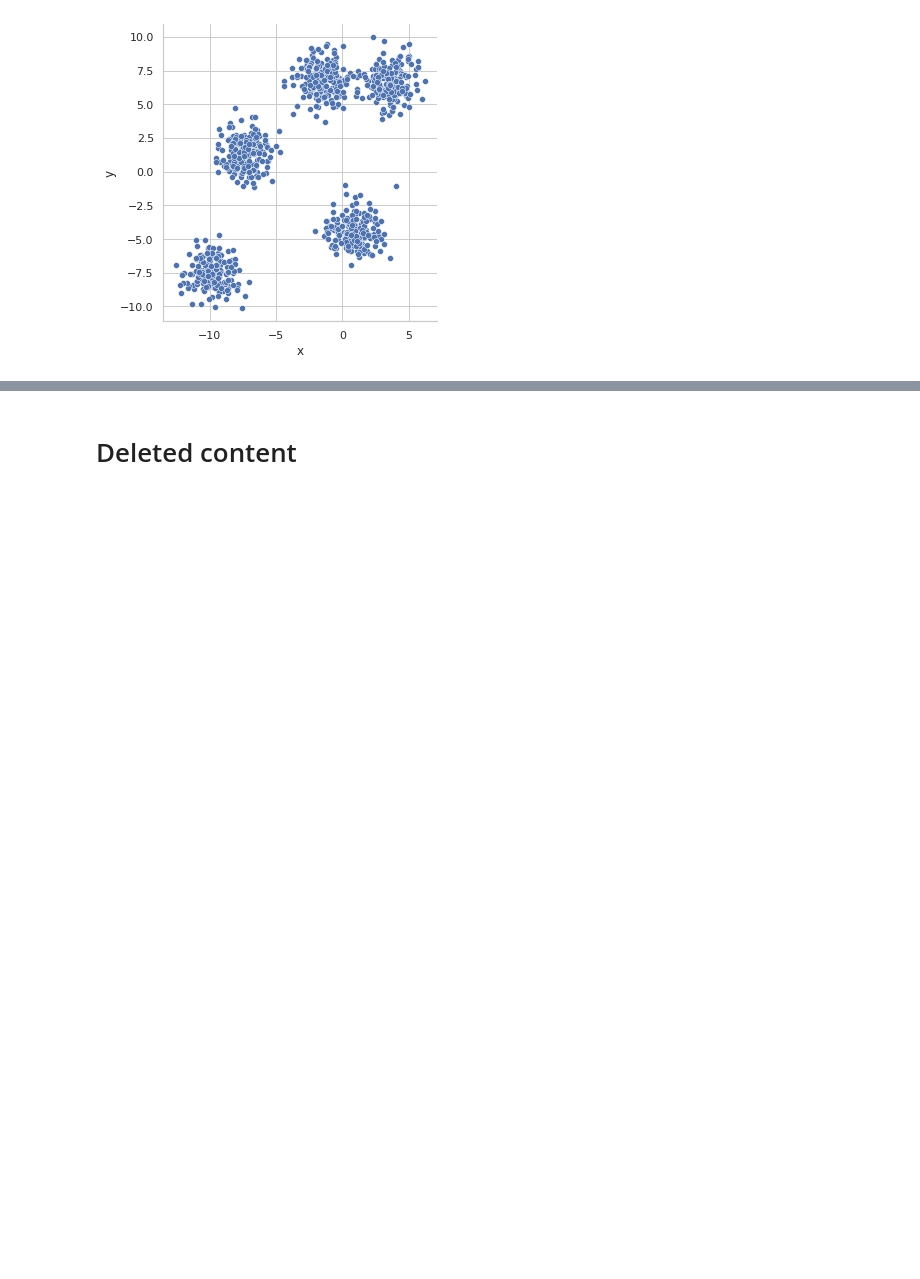
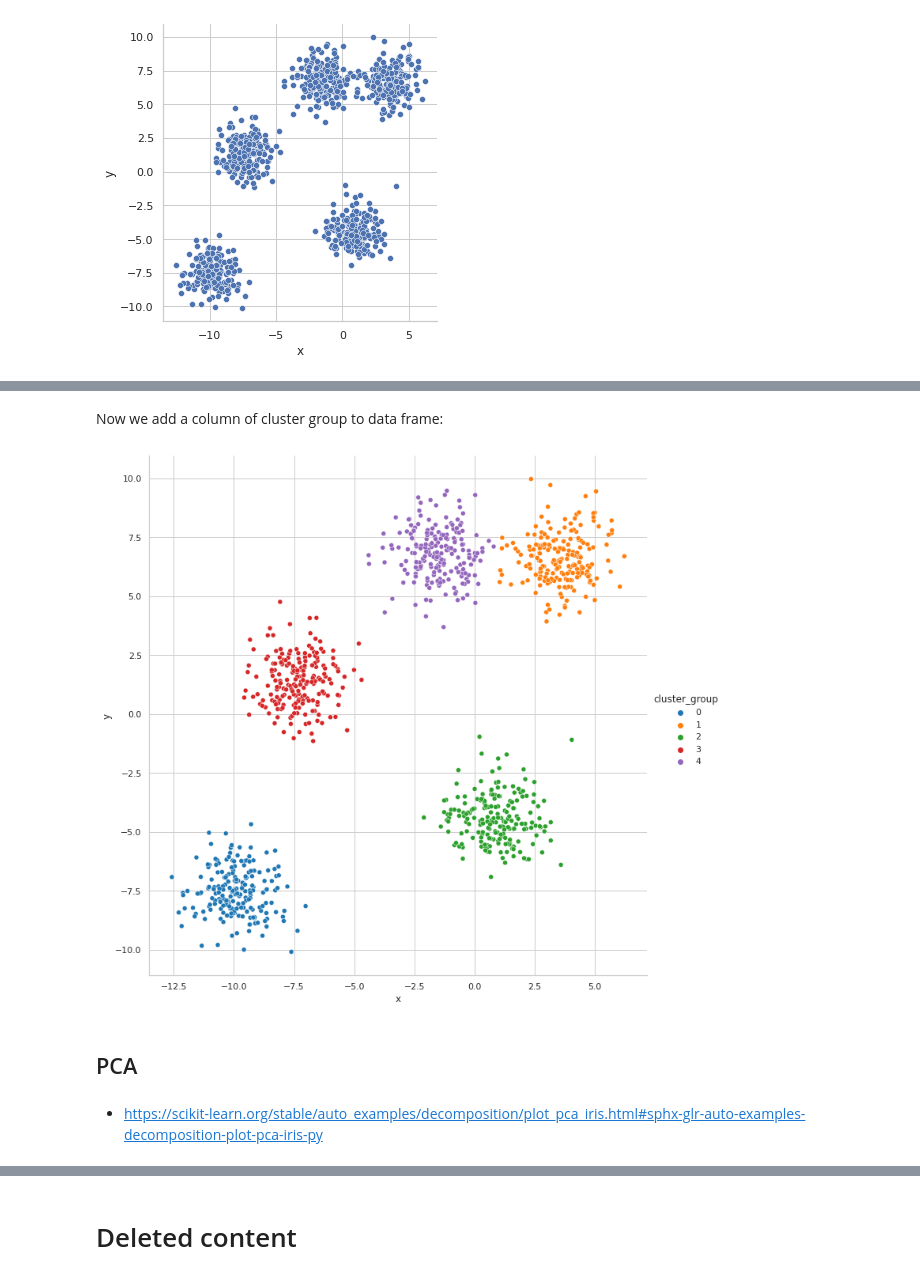
Before and after one commit to NightMachinary/soal_playground, a Jupyter notebook: Optimizer_Workshop.ipynb, the cells around one changed output, grey strips where cells are left out. Saved outputs shown, nothing was run; the diff lists cells and outputs as text; code cells hidden in the pictures; blank space fills up the shorter version.

```diff
--- a/Optimizer_Workshop.ipynb
+++ b/Optimizer_Workshop.ipynb
@@ -6,0 +9,5 @@ The links tagged with `@toPresent` should be presented during the workshop.
+# %%
+figsize = (15,8.27)
+# %%
+from matplotlib import rcParams
+rcParams['figure.figsize'] = figsize
@@ -313,0 +888,5 @@ g = sns.relplot(
+# %%
+#we use dataframe in previous section
+kmeans = KMeans(n_clusters=5)
+cluster_group = kmeans.fit_predict(df)
+cluster_group
@@ -313,0 +911,18 @@ g = sns.relplot(
+# %% [markdown]
+Now we add a column of cluster group to data frame:
+# %%
+df['cluster_group'] = cluster_group
+# %%
+g = sns.relplot(
+    data=df,
+    x="x", y="y",
+    hue = "cluster_group",
+    palette='tab10',
+    height=10,
+)
+# %% [output]
+[figure, added]
+# %% [markdown]
+## PCA
+# %% [markdown]
+- https://scikit-learn.org/stable/auto_examples/decomposition/plot_pca_iris.html#sphx-glr-auto-examples-decomposition-plot-pca-iris-py
```
Also changed, not shown: parts of 172 cells of this notebook.
